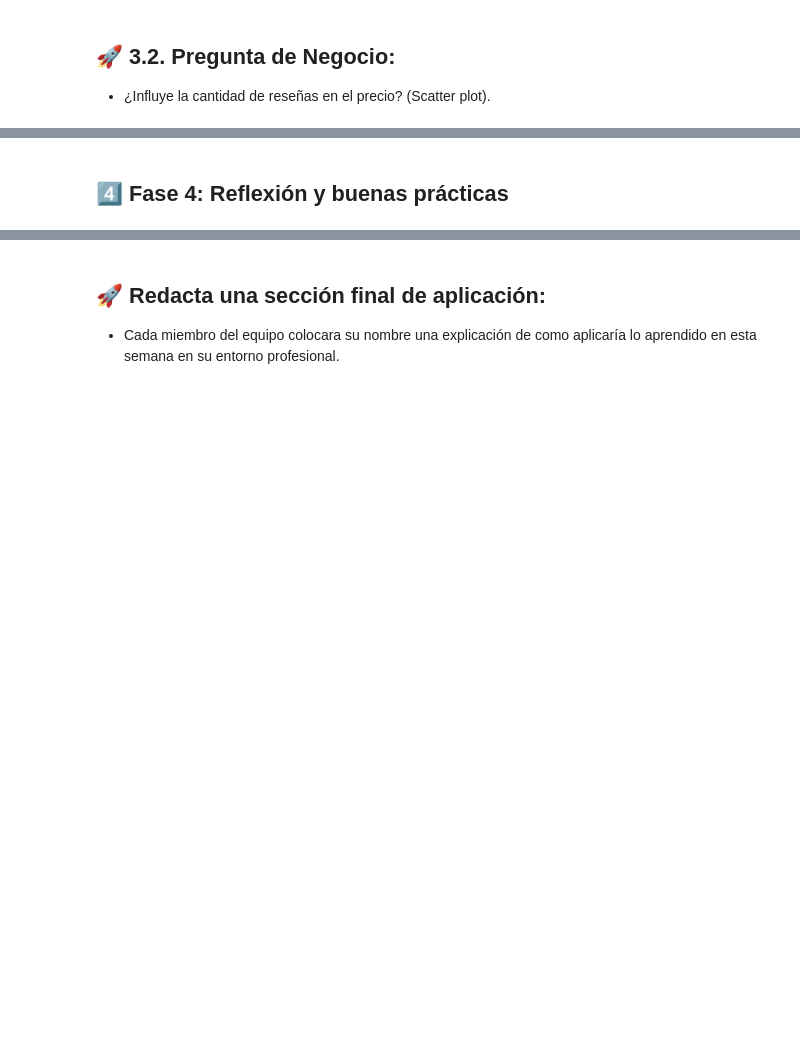
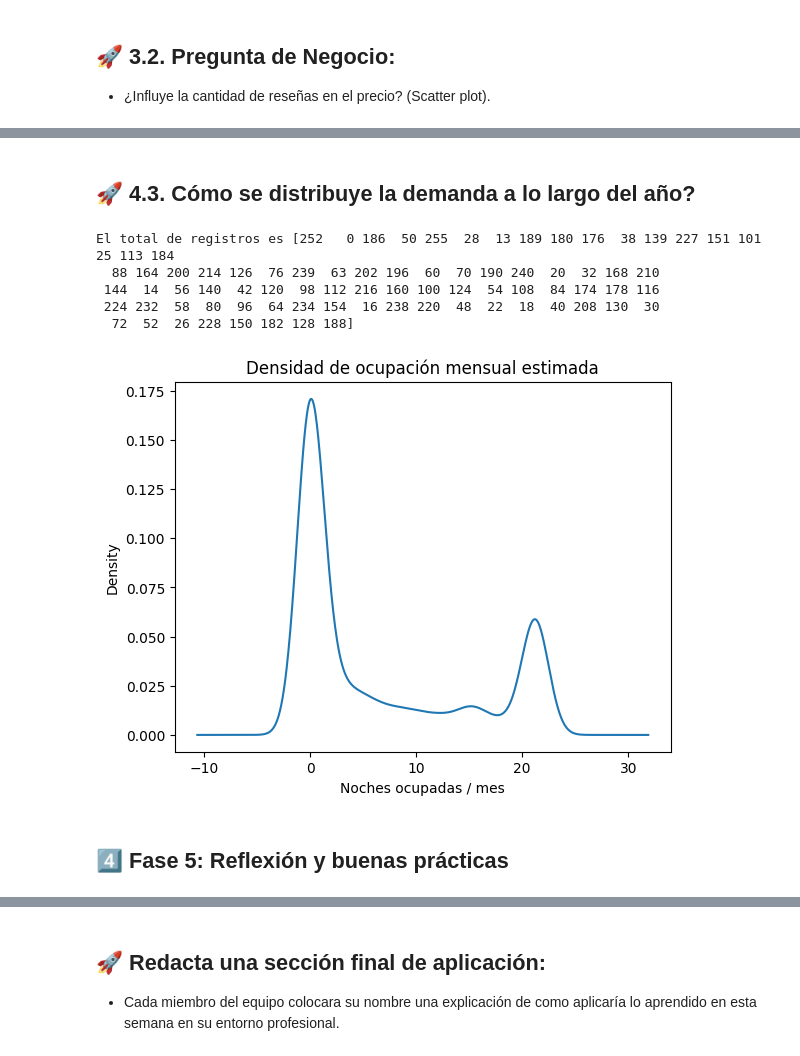
Before and after one commit to ChrisJavier/UIDE_3-WorkGroupProyects, a Jupyter notebook: src/AMGD_CP_W1_E3.ipynb, the cells around one changed output, grey strips where cells are left out. Saved outputs shown, nothing was run; the diff lists cells and outputs as text; code cells hidden in the pictures; blank space fills up the shorter version.

```diff
--- a/src/AMGD_CP_W1_E3.ipynb
+++ b/src/AMGD_CP_W1_E3.ipynb
@@ -604,3 +662,25 @@ fig.show()
+# %% [markdown]
+## 🚀 4.3. Cómo se distribuye la demanda a lo largo del año?
+# %%
+# Para obtener este debemos revisar la columna estimated_occupancy_l365d
+
+print(f'El total de registros es {df_clean['estimated_occupancy_l365d'].unique()}')
+
+(df_clean['estimated_occupancy_l365d']/12).plot(kind="density")
+plt.title("Densidad de ocupación mensual estimada")
+plt.xlabel("Noches ocupadas / mes")
+plt.show()
+
+# La demanda de las propiedades con 0-3 de noches ocupadas es porque tienen baja demanda es baja y hay pocas reservas
+# Por otro lado en el pico desde 20 -23 de noches ocupadas es porque tiene alta demanda.
+# Si existe bastante demanda pero debemos seguir analizando la razon de la baja demanda y revisar en que fechas es baja la demanda para considerarlo en el reporte
+# %% [output]
+El total de registros es [252   0 186  50 255  28  13 189 180 176  38 139 227 151 101  25 113 184
+  88 164 200 214 126  76 239  63 202 196  60  70 190 240  20  32 168 210
+ 144  14  56 140  42 120  98 112 216 160 100 124  54 108  84 174 178 116
+ 224 232  58  80  96  64 234 154  16 238 220  48  22  18  40 208 130  30
+  72  52  26 228 150 182 128 188]
+[figure, added]
 # %% [markdown]
-## 4️⃣ Fase 4: Reflexión y buenas prácticas
+## 4️⃣ Fase 5: Reflexión y buenas prácticas
 # %% [markdown]
```
Also changed, not shown: parts of 15 cells of this notebook.
